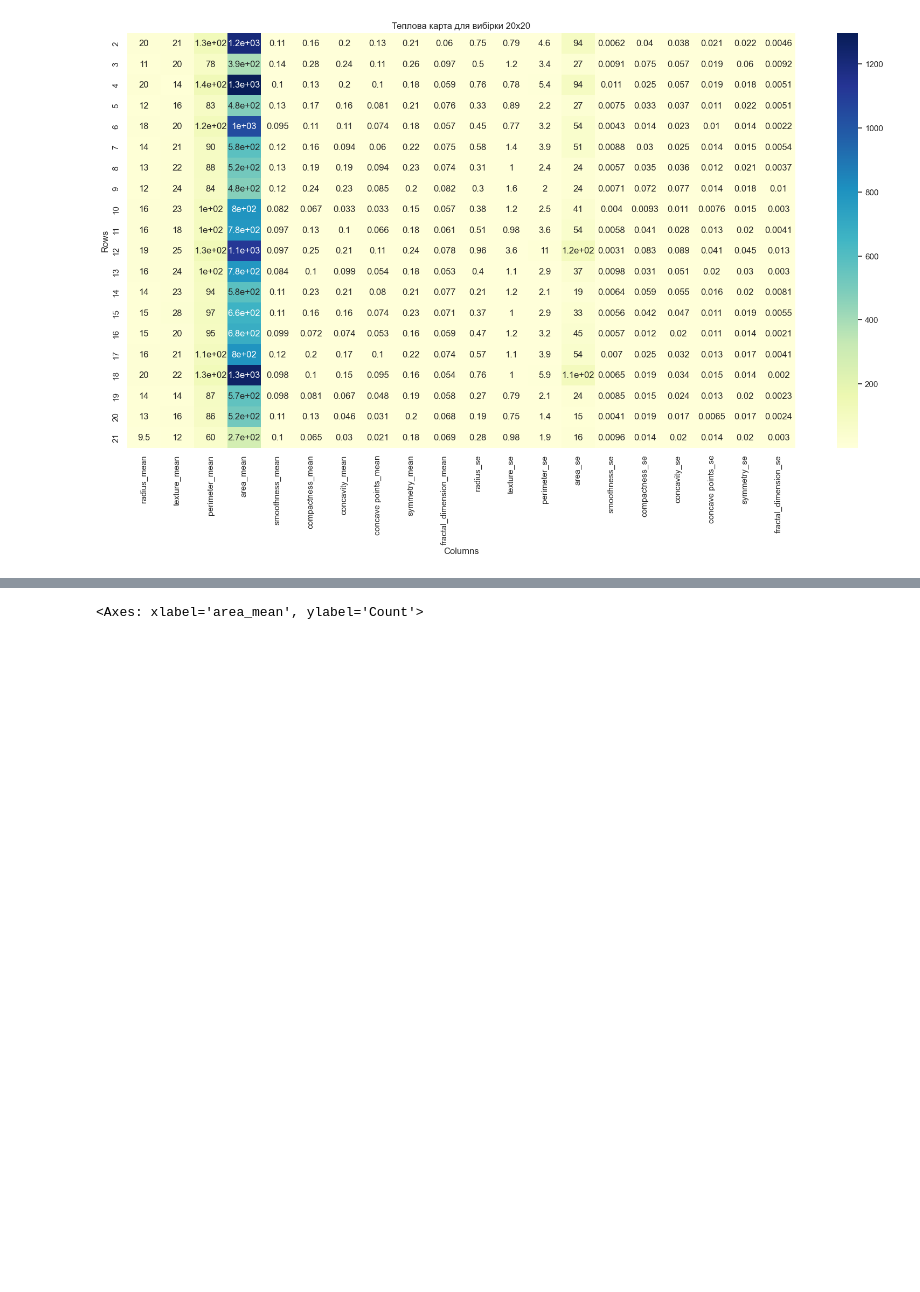
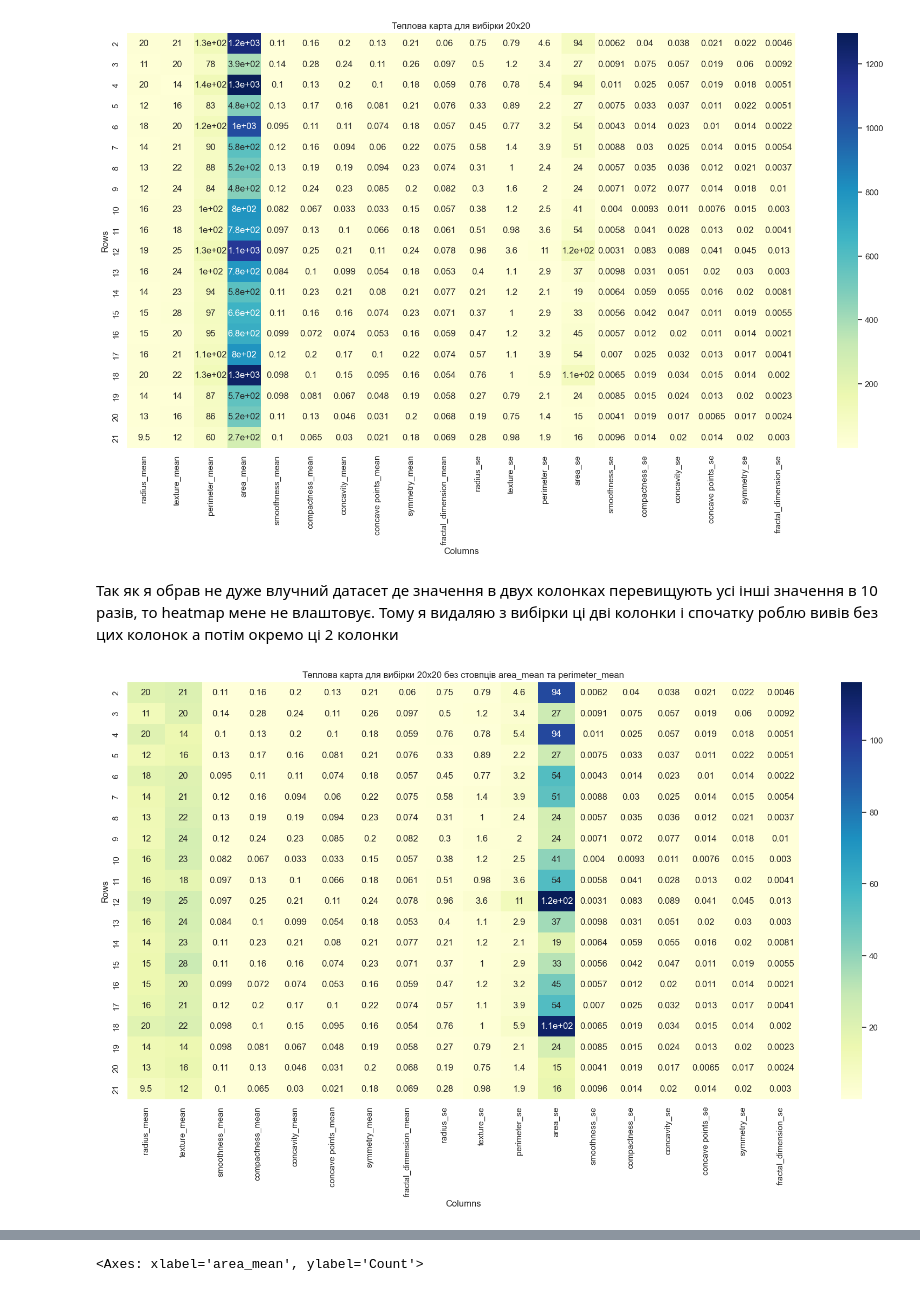
Before and after one commit to Mykola-Orlov/Coursework, a Jupyter notebook: курсова.ipynb, the cells around one changed output, grey strips where cells are left out. Saved outputs shown, nothing was run; the diff lists cells and outputs as text; code cells hidden in the pictures; blank space fills up the shorter version.

```diff
--- a/курсова.ipynb
+++ b/курсова.ipynb
@@ -192,3 +292,25 @@ plt.ylabel("Rows")
 plt.show()
 # %% [output]
 [figure]
+# %% [markdown]
+Так як я обрав не дуже влучний датасет де значення в двух колонках перевищують усі інші значення в 10 разів, то heatmap мене не влаштовує. Тому я видаляю з вибірки ці дві колонки і спочатку роблю вивів без цих колонок а потім окремо ці 2 колонки
+# %%
+# Вибірка 20 рядків та всіх стовпців, вилучаючи перші два та стовпці area_mean та perimeter_mean
+subset_without_selected_columns = df.iloc[2:22, 2:22].drop(columns=["area_mean", "perimeter_mean"])
+
+# Встановлюємо розмір графіка
+plt.figure(figsize=(20, 10))
+
+# Заголовок
+plt.title("Теплова карта для вибірки 20x20 без стовпців area_mean та perimeter_mean")
+
+# Побудова теплової карти
+sns.heatmap(data=subset_without_selected_columns, annot=True, cmap="YlGnBu")
+
+# Додавання назв осей за потреби
+plt.xlabel("Columns")
+plt.ylabel("Rows")
+
+plt.show()
+# %% [output]
+[figure, added]
```
Also changed, not shown: parts of 27 cells of this notebook.
